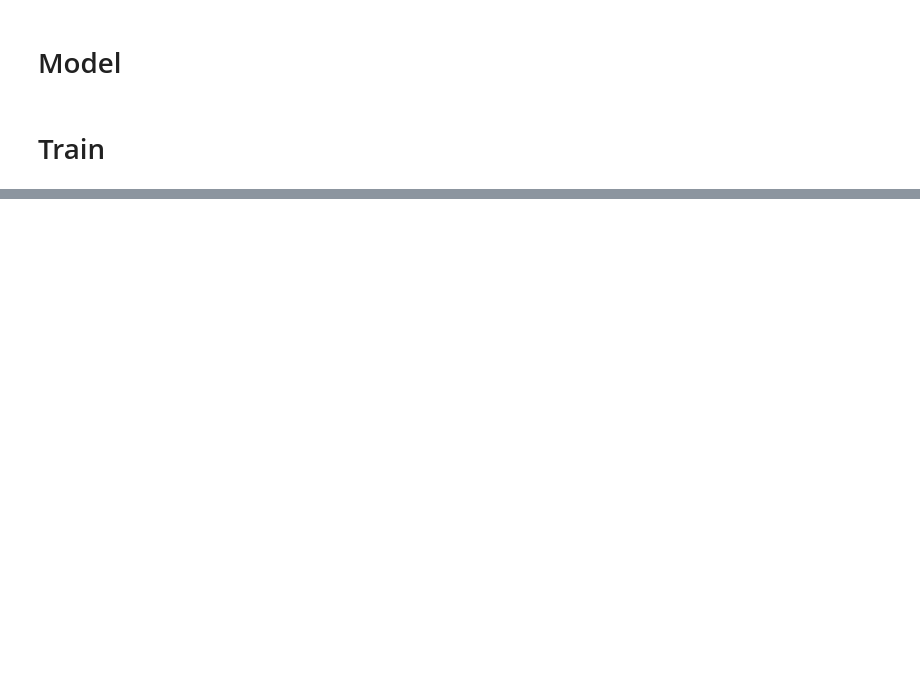
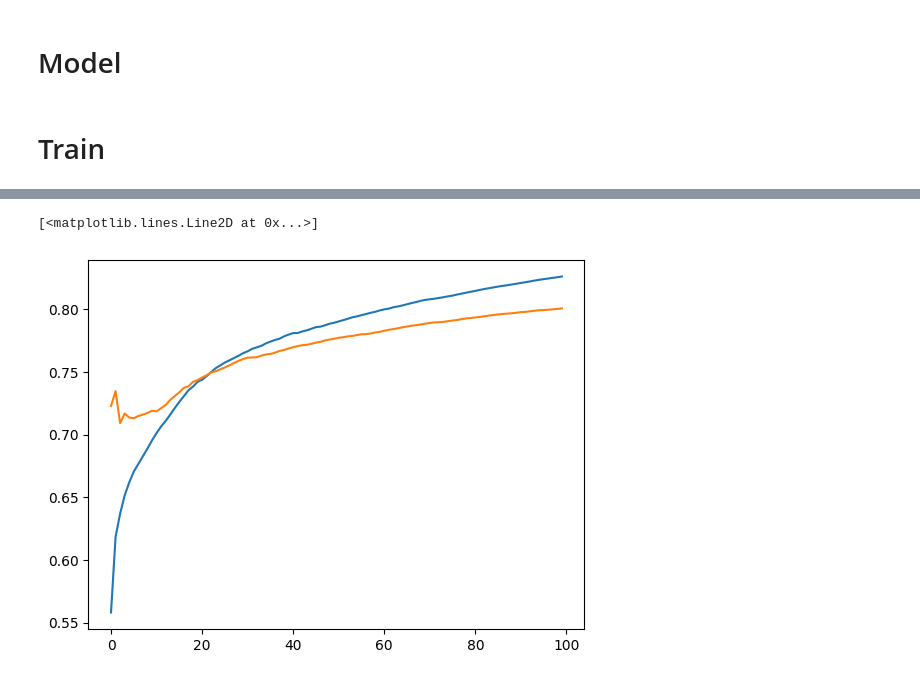
Before and after one commit to amakarewicz/2023-DTU-Deep-Learning-In-Computer-Vision, a Jupyter notebook: II-Segmentation/main.ipynb, the cells around one changed output, grey strips where cells are left out. Saved outputs shown, nothing was run; the diff lists cells and outputs as text; code cells hidden in the pictures; blank space fills up the shorter version.

```diff
--- a/II-Segmentation/main.ipynb
+++ b/II-Segmentation/main.ipynb
@@ -77,7 +100,7 @@ test_transform = A.Compose([A.Resize(size, size),
                             A.Normalize(),
                             ToTensorV2()])
 # %%
-trainset = PH2('train', transform=train_transform)
+trainset = PH2('train', transform=test_transform) # test_transform for no augment
 valset = PH2('val', transform=test_transform)
 testset = PH2('test', transform=test_transform)
 
@@ -265,7 +238,7 @@ def train(model, opt, loss_fn, epochs, train_loader, val_loader, test_loader):
             # forward
             Y_pred = model(X_batch)
             Y_batch = Y_batch.unsqueeze(1)
-            loss = loss_fn(Y_pred, Y_batch)  # forward-pass
+            loss = loss_fn(F.sigmoid(Y_pred), Y_batch)  # forward-pass
             loss.backward()  # backward-pass
             opt.step()  # update weights
 
@@ -330,8 +303,8 @@ def train(model, opt, loss_fn, epochs, train_loader, val_loader, test_loader):
     for metric in ['dice', 'acc', 'iou', 'sens', 'spec']:
         out_dict['test_' + metric].append(metric_dict['test_' + metric].compute().detach().cpu())
 
-    out_dict['train_loss'] = [train_loss]
-    out_dict['val_loss'] = [val_loss]
+    out_dict['train_loss'] = train_loss
+    out_dict['val_loss'] = val_loss
 
 
     return out_dict, metric_dict
@@ -343,7 +316,7 @@ def predict(model, data):
     Y_pred = [F.sigmoid(model(X_batch.to(device))) for X_batch, _ in data]
     return np.array(Y_pred)
 # %%
-model = EncDec().to(device)
-loss_fn = torch.nn.BCEWithLogitsLoss()
+model = SimpleCNN().to(device)
+loss_fn = FocalLoss()
 # %%
-out_dict, metric_dict = train(model, optim.Adam(model.parameters(), 0.0001), loss_fn, 50, train_loader, val_loader, test_loader)
+out_dict, metric_dict = train(model, optim.Adam(model.parameters(), 0.001), loss_fn, 100, train_loader, val_loader, test_loader)
@@ -350,2 +341,6 @@ out_dict, metric_dict = train(model, optim.Adam(model.parameters(), 0.0001), los
 # %%
-out_dict
+plt.plot(np.arange(len(out_dict['train_dice'])), np.array(out_dict['train_dice']))
+plt.plot(np.arange(len(out_dict['val_dice'])), np.array(out_dict['val_dice']))
+# %% [output]
+[<matplotlib.lines.Line2D at 0x...>]
+[figure, added]
```
Also changed, not shown: parts of 14 cells of this notebook, 1 other file.
